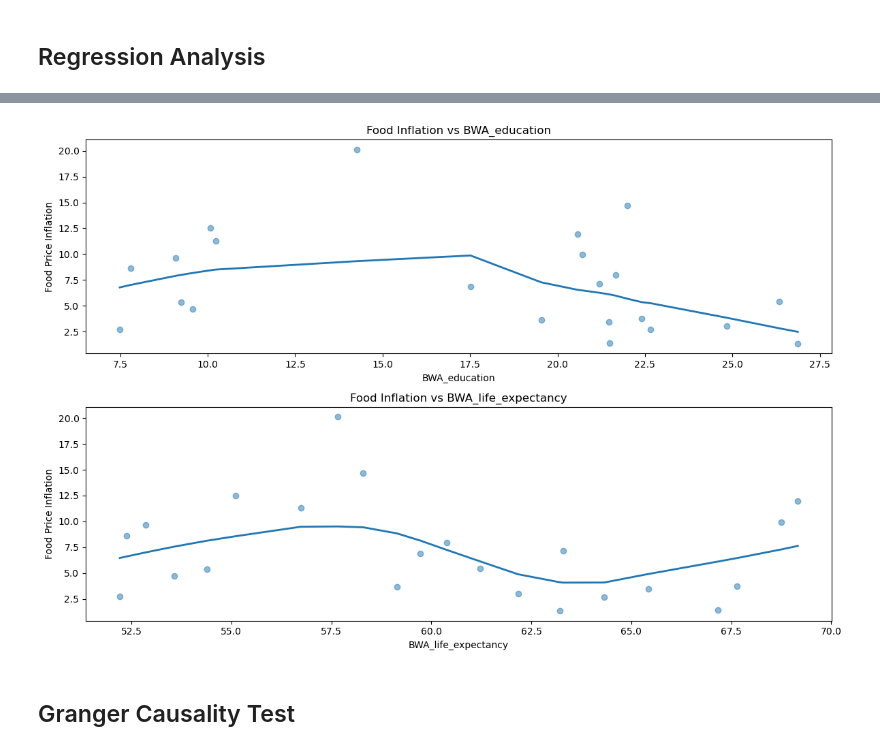
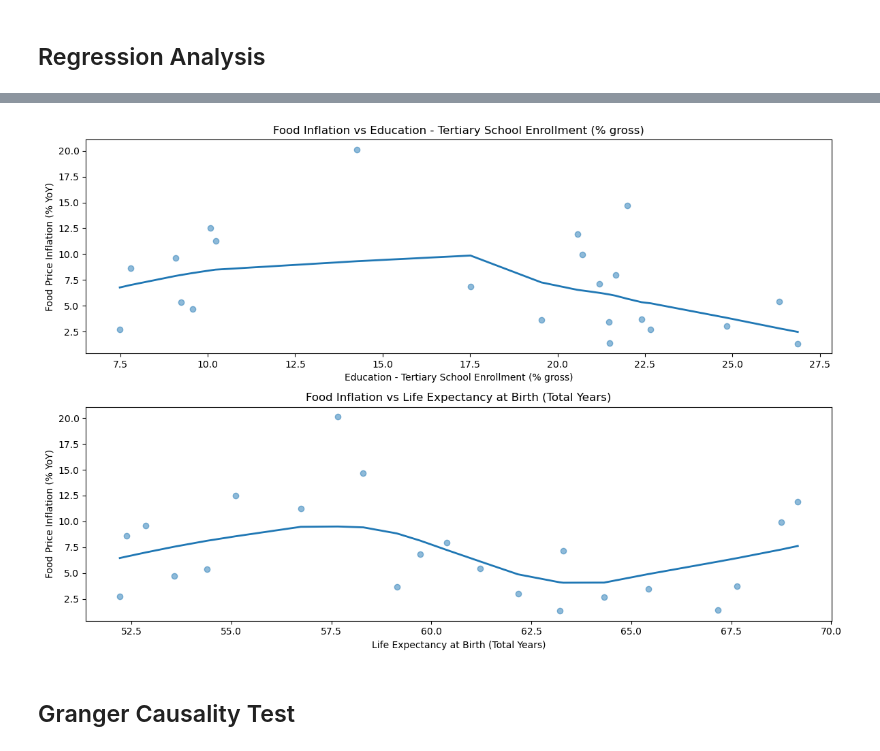
Before and after one commit to GorataB/Hackathon_PolyglotPioneers, a Jupyter notebook: HumanCapitalProject.ipynb, the cells around one changed output, grey strips where cells are left out. Saved outputs shown, nothing was run; the diff lists cells and outputs as text; code cells hidden in the pictures.

```diff
--- a/HumanCapitalProject.ipynb
+++ b/HumanCapitalProject.ipynb
@@ -91,31 +91,37 @@ Notes:
 # %%
 # Plot lowess plots
 features = [
     "BWA_education",
     "BWA_life_expectancy"
 ]
+
+# Display names for plots
+feature_labels = {
+    "BWA_education": "Education - Tertiary School Enrollment (% gross)",
+    "BWA_life_expectancy": "Life Expectancy at Birth (Total Years)"
+}
 
 fig, axes = plt.subplots(2, 1, figsize=(12, 8))
 
 for ax, feature in zip(axes.flatten(), features):
     sns.regplot(
         data=hcp_df,
         x=feature,
         y="BWA_FAO_CP_23014",
         lowess=True,
-        scatter_kws={"alpha":0.5},
-        line_kws={"linewidth":2},
+        scatter_kws={"alpha": 0.5},
+        line_kws={"linewidth": 2},
         ax=ax
     )
 
-    ax.set_title(f"Food Inflation vs {feature}")
-    ax.set_xlabel(feature)
-    ax.set_ylabel("Food Price Inflation")
+    ax.set_title(f"Food Inflation vs {feature_labels[feature]}")
+    ax.set_xlabel(feature_labels[feature])
+    ax.set_ylabel("Food Price Inflation (% YoY)")
 
 plt.tight_layout()
-plt.savefig(r'C:/Users/Gorata/IndabaX/HCP_Images/lowess_plots.png')
+plt.savefig(r'C:/Users/Gorata/IndabaX/HCP_Images/lowess_plots.png', dpi=300, bbox_inches='tight')
 plt.show()
 # %% [output]
-[figure, old version]
+[figure, new version]
 # %% [markdown]
 ## Granger Causality Test
```
Also changed, not shown: parts of 7 cells of this notebook, 1 other file.
